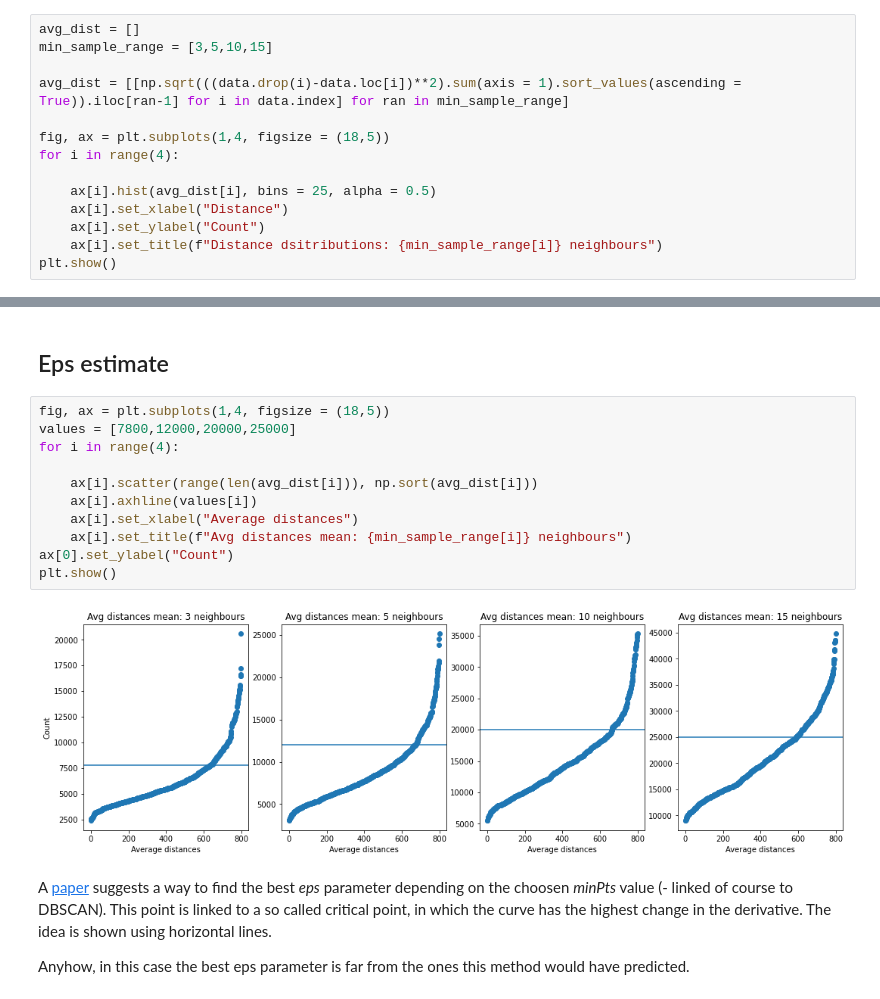
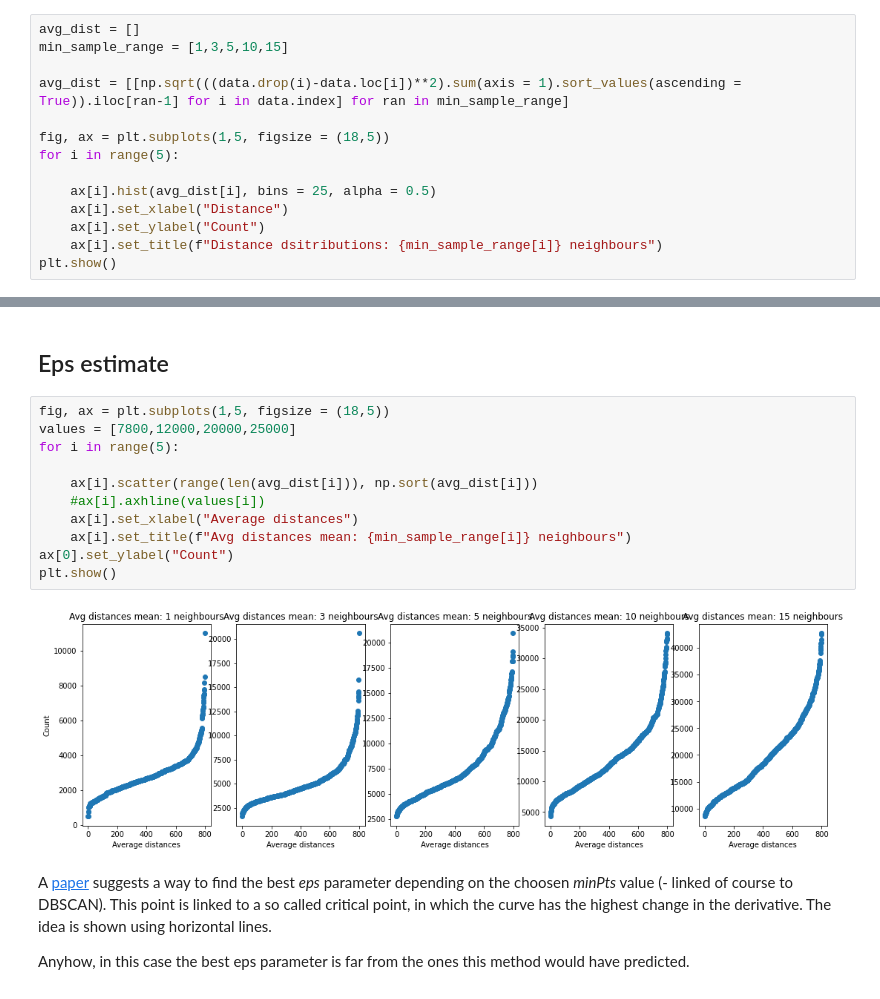
Before and after one commit to LorenzoBuriola/LoCP_moduleB, a Jupyter notebook: Week4/FPGheArt_exercise4.ipynb, the cells around one changed output, grey strips where cells are left out. Drawn from its saved outputs; the diff is of its cells as text.

```diff
--- a/Week4/FPGheArt_exercise4.ipynb
+++ b/Week4/FPGheArt_exercise4.ipynb
@@ -154,12 +156,12 @@ As we can see minimum distances between points distributes around 2000, with som
 To get a more significant value ve choose a number k of neighbours and calculate the minimum distance between the point and is k-th neighour
 # %%
 avg_dist = []
-min_sample_range = [3,5,10,15]
+min_sample_range = [1,3,5,10,15]
 
 avg_dist = [[np.sqrt(((data.drop(i)-data.loc[i])**2).sum(axis = 1).sort_values(ascending = True)).iloc[ran-1] for i in data.index] for ran in min_sample_range]
 
-fig, ax = plt.subplots(1,4, figsize = (18,5))
-for i in range(4):
+fig, ax = plt.subplots(1,5, figsize = (18,5))
+for i in range(5):
 
     ax[i].hist(avg_dist[i], bins = 25, alpha = 0.5)
     ax[i].set_xlabel("Distance")
@@ -175,18 +177,18 @@ As we will see in the following part, DBSCAN performs best with 3 and 5 minpts.
 # %% [markdown]
 ## Eps estimate
 # %%
-fig, ax = plt.subplots(1,4, figsize = (18,5))
+fig, ax = plt.subplots(1,5, figsize = (18,5))
 values = [7800,12000,20000,25000]
-for i in range(4):
+for i in range(5):
 
     ax[i].scatter(range(len(avg_dist[i])), np.sort(avg_dist[i]))
-    ax[i].axhline(values[i])
+    #ax[i].axhline(values[i])
     ax[i].set_xlabel("Average distances")
     ax[i].set_title(f"Avg distances mean: {min_sample_range[i]} neighbours")
 ax[0].set_ylabel("Count")
 plt.show()
 # %% [output]
-[figure, old version]
+[figure, new version]
 # %% [markdown]
 A [paper](https://iopscience.iop.org/article/10.1088/1755-1315/31/1/012012/pdf) suggests a way to find the best *eps* parameter depending on the choosen *minPts* value (- linked of course to DBSCAN).
 This point is linked to a so called critical point, in which the curve has the highest change in the derivative. The idea is shown using horizontal lines.
```
Also changed, not shown: parts of 16 cells of this notebook.
